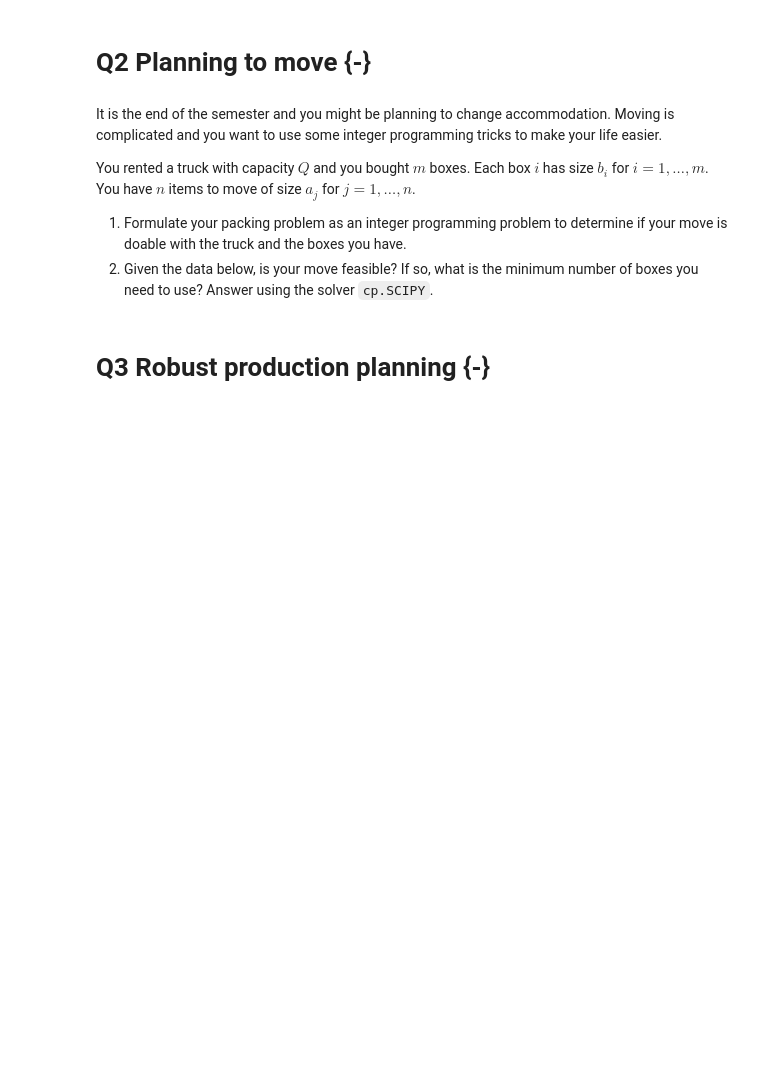
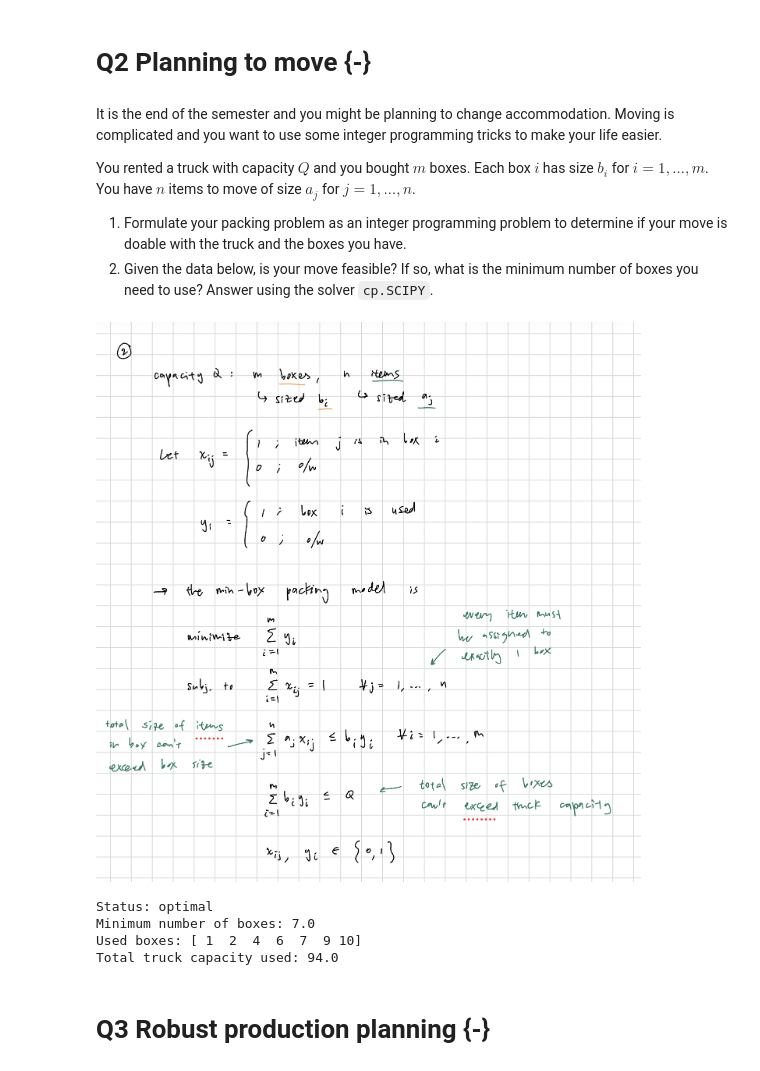
Before and after one commit to andygcui/orf307_pset8, a Jupyter notebook: Homework 8.ipynb, the cells around one changed output. Saved outputs shown, nothing was run; the diff lists cells and outputs as text; code cells hidden in the pictures; blank space fills up the shorter version.

```diff
--- a/Homework 8.ipynb
+++ b/Homework 8.ipynb
@@ -55,3 +27,57 @@ b = np.array([7, 19, 10, 14, 10, 12, 13, 10, 15, 14])
+# %%
+display(Image("2a.png", width=600))
+# %% [output]
+[figure, added]
+# %%
+import cvxpy as cp
+import numpy as np
+
+n = 30
+m = 10
+Q = 100
+
+a = np.array([4, 3, 1, 2, 2,
+              5, 4, 2, 4, 2,
+              4, 1, 5, 2, 1,
+              3, 5, 3, 3, 3,
+              4, 5, 5, 2, 3,
+              3, 3, 2, 2, 2])
+
+b = np.array([7, 19, 10, 14, 10, 12, 13, 10, 15, 14])
+
+# x[i,j] = 1 if item j goes in box i
+x = cp.Variable((m, n), boolean=True)
+
+# y[i] = 1 if box i is used
+y = cp.Variable(m, boolean=True)
+
+constraints = []
+
+# every item must be assigned to exactly 1 box
+constraints.append(cp.sum(x, axis=0) == 1)
+
+# total size of items in box can't exceed box size
+constraints.append(x @ a <= cp.multiply(b, y))
+
+# total size of boxes can't exceed truck capacity
+constraints.append(b @ y <= Q)
+
+
+
+objective = cp.Minimize(cp.sum(y))
+
+prob = cp.Problem(objective, constraints)
+prob.solve(solver=cp.SCIPY)
+
+print("Status:", prob.status)
+print("Minimum number of boxes:", prob.value)
+print("Used boxes:", np.where(y.value > 0.5)[0] + 1)
+print("Total truck capacity used:", b @ np.round(y.value))
+# %% [output]
+Status: optimal
+Minimum number of boxes: 7.0
+Used boxes: [ 1  2  4  6  7  9 10]
+Total truck capacity used: 94.0
 # %% [markdown]
 # Q3 Robust production planning {-}
 # %% [markdown]
```
Also changed, not shown: parts of 21 cells of this notebook.
